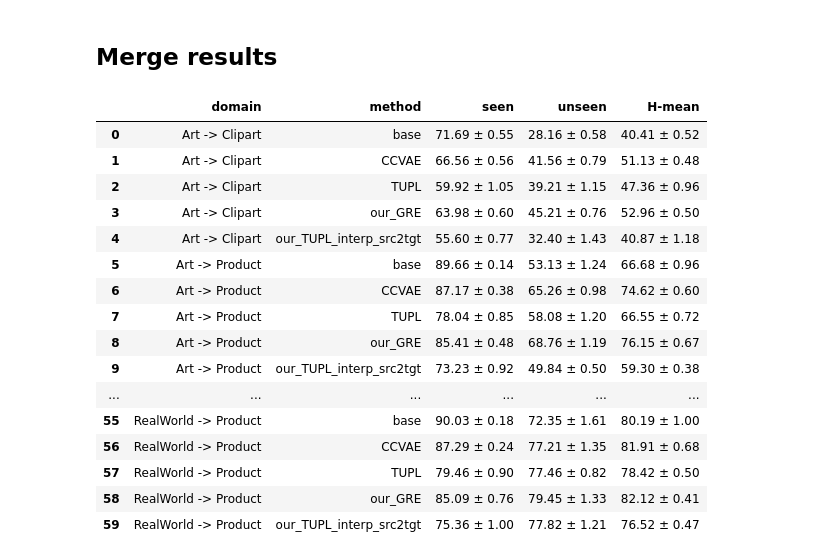
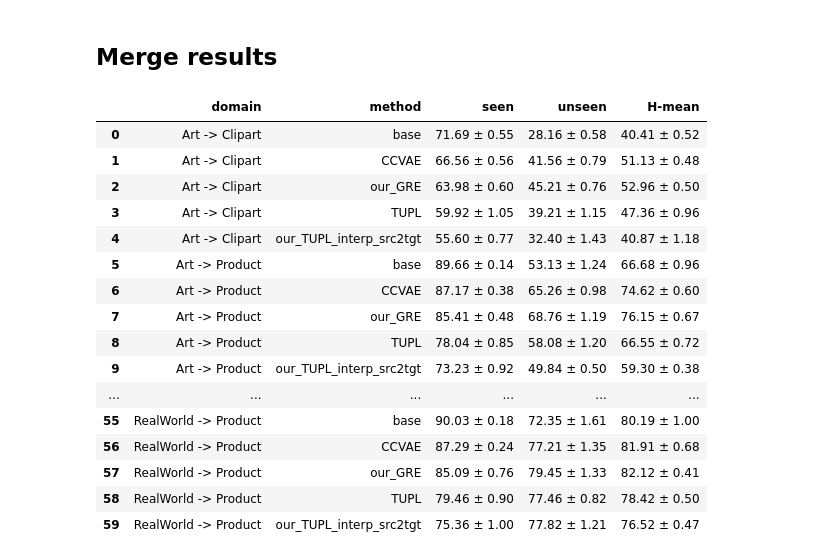
Before and after one commit to abolfazlasad/changeDomainNotebooks, a Jupyter notebook: notebooks/effective-gzsda/gzsda/expriment-officeHome.ipynb, the cells around one changed output. Saved outputs shown, nothing was run; the diff lists cells and outputs as text; code cells hidden in the pictures.

```diff
--- a/notebooks/effective-gzsda/gzsda/expriment-officeHome.ipynb
+++ b/notebooks/effective-gzsda/gzsda/expriment-officeHome.ipynb
@@ -293,43 +280,25 @@ df_time = pd.DataFrame(
 df_time.to_csv(RESULT_TIME_CSV_PATH, index=False)
 # df_time
 # %%
-import pandas as pd
-import re
-
-rows = [(k, m, result[m][k]) for m in result for k in result[m]]
-df = pd.DataFrame(rows, columns=['domain', 'method', 'values'])
-
-def extract_metrics(text):
-    matches = dict(re.findall(r'(\w+):\s+([\d.]+\s*±\s*[\d.]+)', text))
-    return pd.Series(matches)
-
-df[['seen', 'unseen', 'H-mean']] = df['values'].apply(extract_metrics)
-df = df[['domain', 'method', 'seen', 'unseen', 'H-mean']]
-df['method'] = pd.Categorical(
-    df['method'],
-    categories=[base, CCVAE, tupl, our0, our_GRE] + [f"{our_tupl}_{p}" for p in GENERATION_POLICIES],
-    ordered=True,
-)
-df = df.sort_values(['domain', 'method']).reset_index(drop=True)
-
+df = results_to_dataframe(result, METHOD_ORDER)
 df
 # %% [output]
 |  | domain | method | seen | unseen | H-mean |
 | 0 | Art -> Clipart | base | 71.69 ± 0.55 | 28.16 ± 0.58 | 40.41 ± 0.52 |
 | 1 | Art -> Clipart | CCVAE | 66.56 ± 0.56 | 41.56 ± 0.79 | 51.13 ± 0.48 |
-| 2 | Art -> Clipart | TUPL | 59.92 ± 1.05 | 39.21 ± 1.15 | 47.36 ± 0.96 |
-| 3 | Art -> Clipart | our_GRE | 63.98 ± 0.60 | 45.21 ± 0.76 | 52.96 ± 0.50 |
+| 2 | Art -> Clipart | our_GRE | 63.98 ± 0.60 | 45.21 ± 0.76 | 52.96 ± 0.50 |
+| 3 | Art -> Clipart | TUPL | 59.92 ± 1.05 | 39.21 ± 1.15 | 47.36 ± 0.96 |
 | 4 | Art -> Clipart | our_TUPL_interp_src2tgt | 55.60 ± 0.77 | 32.40 ± 1.43 | 40.87 ± 1.18 |
 | 5 | Art -> Product | base | 89.66 ± 0.14 | 53.13 ± 1.24 | 66.68 ± 0.96 |
 | 6 | Art -> Product | CCVAE | 87.17 ± 0.38 | 65.26 ± 0.98 | 74.62 ± 0.60 |
-| 7 | Art -> Product | TUPL | 78.04 ± 0.85 | 58.08 ± 1.20 | 66.55 ± 0.72 |
-| 8 | Art -> Product | our_GRE | 85.41 ± 0.48 | 68.76 ± 1.19 | 76.15 ± 0.67 |
+| 7 | Art -> Product | our_GRE | 85.41 ± 0.48 | 68.76 ± 1.19 | 76.15 ± 0.67 |
+| 8 | Art -> Product | TUPL | 78.04 ± 0.85 | 58.08 ± 1.20 | 66.55 ± 0.72 |
 | 9 | Art -> Product | our_TUPL_interp_src2tgt | 73.23 ± 0.92 | 49.84 ± 0.50 | 59.30 ± 0.38 |
 | ... | ... | ... | ... | ... | ... |
 | 55 | RealWorld -> Product | base | 90.03 ± 0.18 | 72.35 ± 1.61 | 80.19 ± 1.00 |
 | 56 | RealWorld -> Product | CCVAE | 87.29 ± 0.24 | 77.21 ± 1.35 | 81.91 ± 0.68 |
-| 57 | RealWorld -> Product | TUPL | 79.46 ± 0.90 | 77.46 ± 0.82 | 78.42 ± 0.50 |
-| 58 | RealWorld -> Product | our_GRE | 85.09 ± 0.76 | 79.45 ± 1.33 | 82.12 ± 0.41 |
+| 57 | RealWorld -> Product | our_GRE | 85.09 ± 0.76 | 79.45 ± 1.33 | 82.12 ± 0.41 |
+| 58 | RealWorld -> Product | TUPL | 79.46 ± 0.90 | 77.46 ± 0.82 | 78.42 ± 0.50 |
 | 59 | RealWorld -> Product | our_TUPL_interp_src2tgt | 75.36 ± 1.00 | 77.82 ± 1.21 | 76.52 ± 0.47 |
 # %%
 df.to_csv(RESULT_CSV_PATH, index=False)
```
Also changed, not shown: parts of 2 cells of this notebook, 10 other files.
